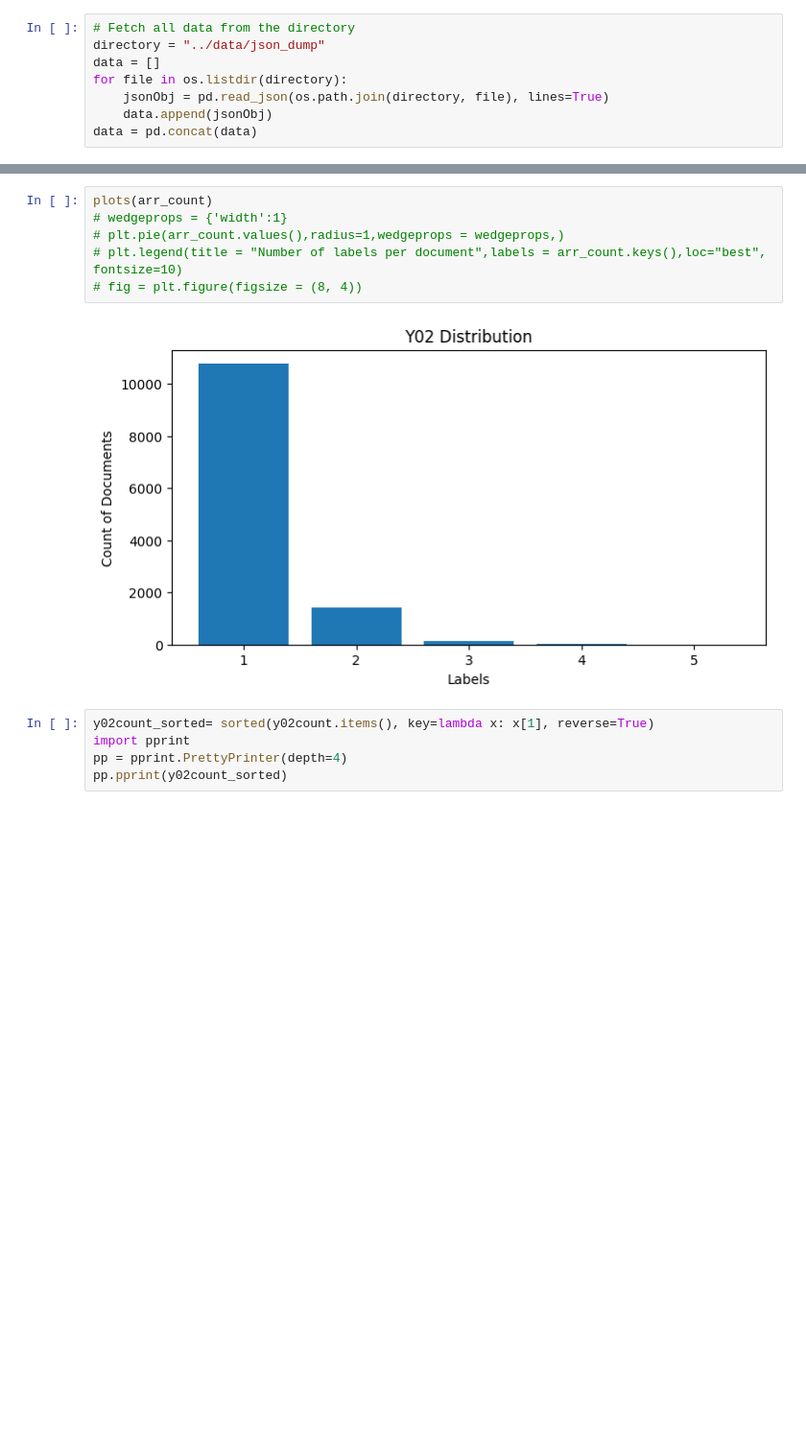
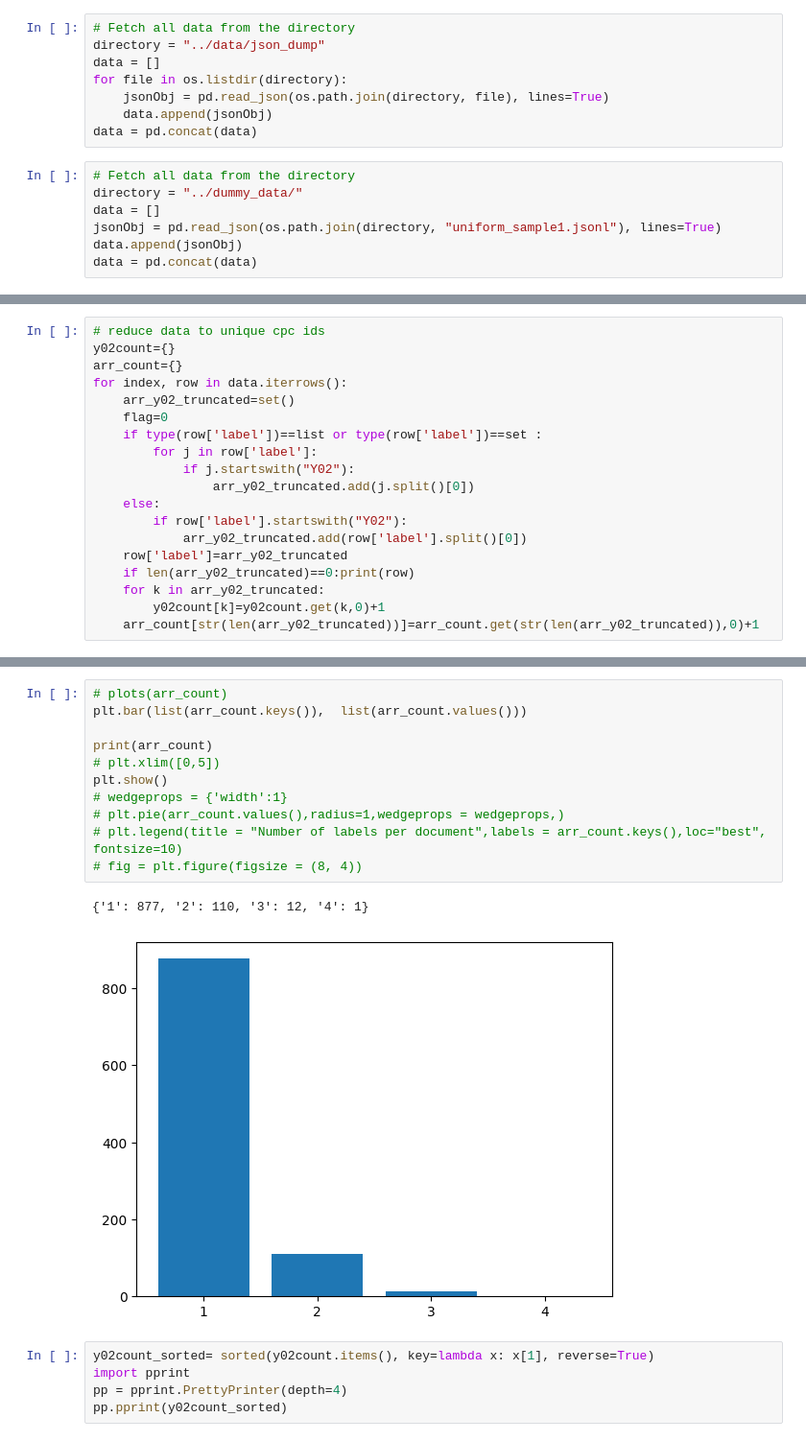
Before and after one commit to CS685-project/patent-topic-gpt, a Jupyter notebook: notebooks/data_exploration.ipynb, the cells around one changed output, grey strips where cells are left out. Shown at 96% size. Cells and saved outputs as stored; diff of their text form; blank space fills up the shorter version.

Commit message:
Graphs reformatted

```diff
--- a/notebooks/data_exploration.ipynb
+++ b/notebooks/data_exploration.ipynb
@@ -12,6 +12,13 @@ for file in os.listdir(directory):
     jsonObj = pd.read_json(os.path.join(directory, file), lines=True)
     data.append(jsonObj)
 data = pd.concat(data)
+# %%
+# Fetch all data from the directory
+directory = "../dummy_data/"
+data = []
+jsonObj = pd.read_json(os.path.join(directory, "uniform_sample1.jsonl"), lines=True)
+data.append(jsonObj)
+data = pd.concat(data)
 # %%
 # reduce data to unique cpc ids
 y02count={}
@@ -33,2 +42,21 @@ for index, row in data.iterrows():
+# %%
+# reduce data to unique cpc ids
+y02count={}
+arr_count={}
+for index, row in data.iterrows():
+    arr_y02_truncated=set()
+    flag=0
+    if type(row['label'])==list or type(row['label'])==set :
+        for j in row['label']:
+            if j.startswith("Y02"):
+                arr_y02_truncated.add(j.split()[0])
+    else:
+        if row['label'].startswith("Y02"):
+            arr_y02_truncated.add(row['label'].split()[0])
+    row['label']=arr_y02_truncated
+    if len(arr_y02_truncated)==0:print(row)
+    for k in arr_y02_truncated:
+        y02count[k]=y02count.get(k,0)+1
+    arr_count[str(len(arr_y02_truncated))]=arr_count.get(str(len(arr_y02_truncated)),0)+1
 # %%
 def plots(dict):
@@ -48,11 +73,17 @@ plots(y02count)
 # %%
-plots(arr_count)
+# plots(arr_count)
+plt.bar(list(arr_count.keys()),  list(arr_count.values()))
+
+print(arr_count)
+# plt.xlim([0,5])
+plt.show()
 # wedgeprops = {'width':1}
 # plt.pie(arr_count.values(),radius=1,wedgeprops = wedgeprops,)
 # plt.legend(title = "Number of labels per document",labels = arr_count.keys(),loc="best", fontsize=10)
 # fig = plt.figure(figsize = (8, 4))
 # %% [output]
+{'1': 877, '2': 110, '3': 12, '4': 1}
-[figure, old version]
+[figure, new version]
 # %%
 y02count_sorted= sorted(y02count.items(), key=lambda x: x[1], reverse=True)
 import pprint
```
Also changed, not shown: parts of 3 cells of this notebook.
